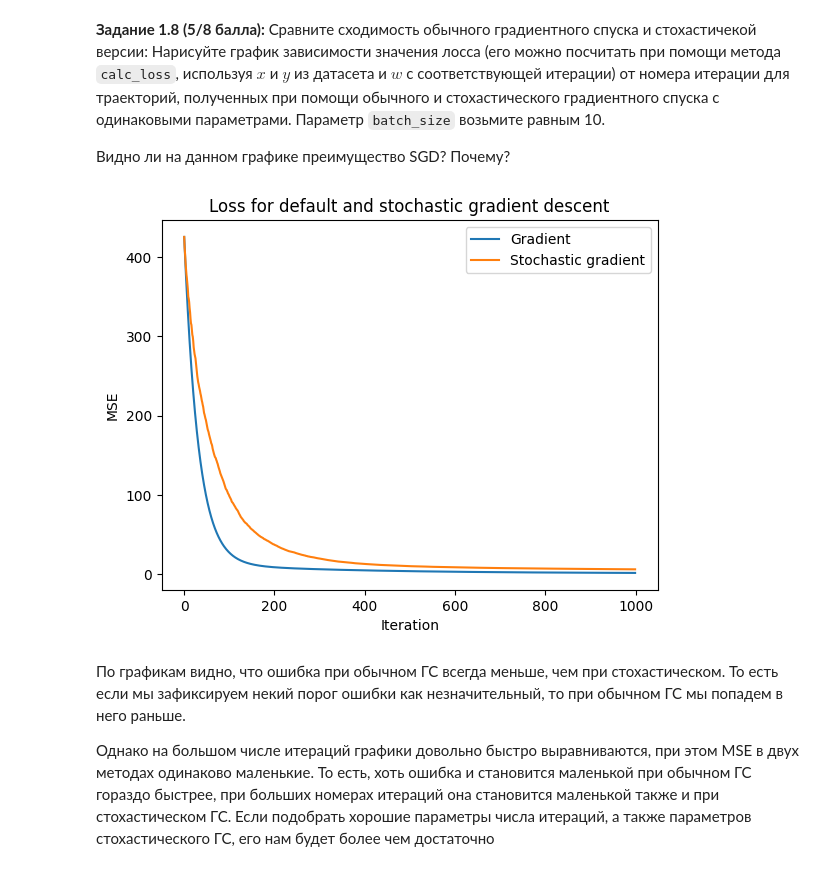
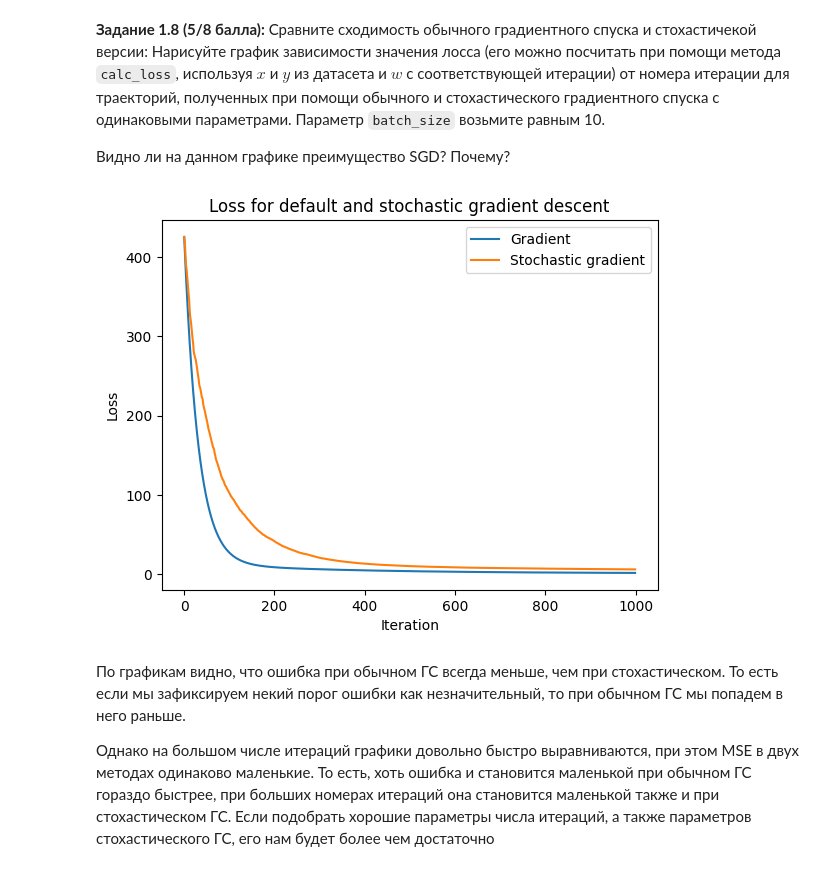
Before and after one commit to vctriusss/iad-ds-homeworks, a Jupyter notebook: hw05_gd.ipynb, the cells around one changed output. Drawn from its saved outputs; the diff is of its cells as text; code cells hidden in the pictures.

```diff
--- a/hw05_gd.ipynb
+++ b/hw05_gd.ipynb
@@ -185,10 +185,9 @@ def gradient_descent(
     :param n_iterations: int -- сколько итераций делать
     :return: Список из n_iterations объектов np.ndarray размера (n_features,) -- история весов на каждом шаге
     """
+    def update_weight(w_prev: np.ndarray, _) -> np.ndarray:
+        return w_prev - lr * loss.calc_grad(X, y, w_prev)
 
-    weights = [w_init] * n_iterations
-
-    for i in range(1, n_iterations):
-        weights[i] = weights[i - 1] - lr * loss.calc_grad(X, y, weights[i - 1])
-
-    return weights
+    return list(itertools.accumulate([0] * (n_iterations - 1),
+                                     func=update_weight,
+                                     initial=w_init))
@@ -341,13 +354,14 @@ def stochastic_gradient_descent(
     :param n_iterations: int -- сколько итераций делать
     :return: Список из n_iterations объектов np.ndarray размера (n_features,) -- история весов на каждом шаге
     """
-    weights = [w_init] * n_iterations
-
-    for i in range(1, n_iterations):
+    def update_weight(w_prev: np.ndarray, _) -> np.ndarray:
         batch_indices = np.random.choice(X.shape[0], size=batch_size, replace=False)
         batch_X = X[batch_indices]
         batch_y = y[batch_indices]
 
-        weights[i] = weights[i - 1] - lr * loss.calc_grad(batch_X, batch_y, weights[i - 1])
+        return w_prev - lr * loss.calc_grad(batch_X, batch_y, w_prev)
 
-    return weights
+
+    return list(itertools.accumulate([w_init] * (n_iterations - 1),
+                                     func=update_weight,
+                                     initial=w_init))
@@ -496,16 +509,16 @@ iterations = np.arange(n_iterations)
 # %%
 plt.title('Loss for default and stochastic gradient descent')
 
 plt.plot(iterations, losses_gd, label='Gradient')
 plt.plot(iterations, losses_sgd, label='Stochastic gradient')
 
 plt.xlabel('Iteration')
-plt.ylabel('MSE')
+plt.ylabel('Loss')
 
 plt.legend()
 plt.show()
 # %% [output]
-[figure, old version]
+[figure, new version]
 # %% [markdown]
 По графикам видно, что ошибка при обычном ГС всегда меньше, чем при стохастическом. То есть если мы зафиксируем некий порог ошибки как незначительный, то при обычном ГС мы попадем в него раньше.
 
```
Also changed, not shown: parts of 16 cells of this notebook.
